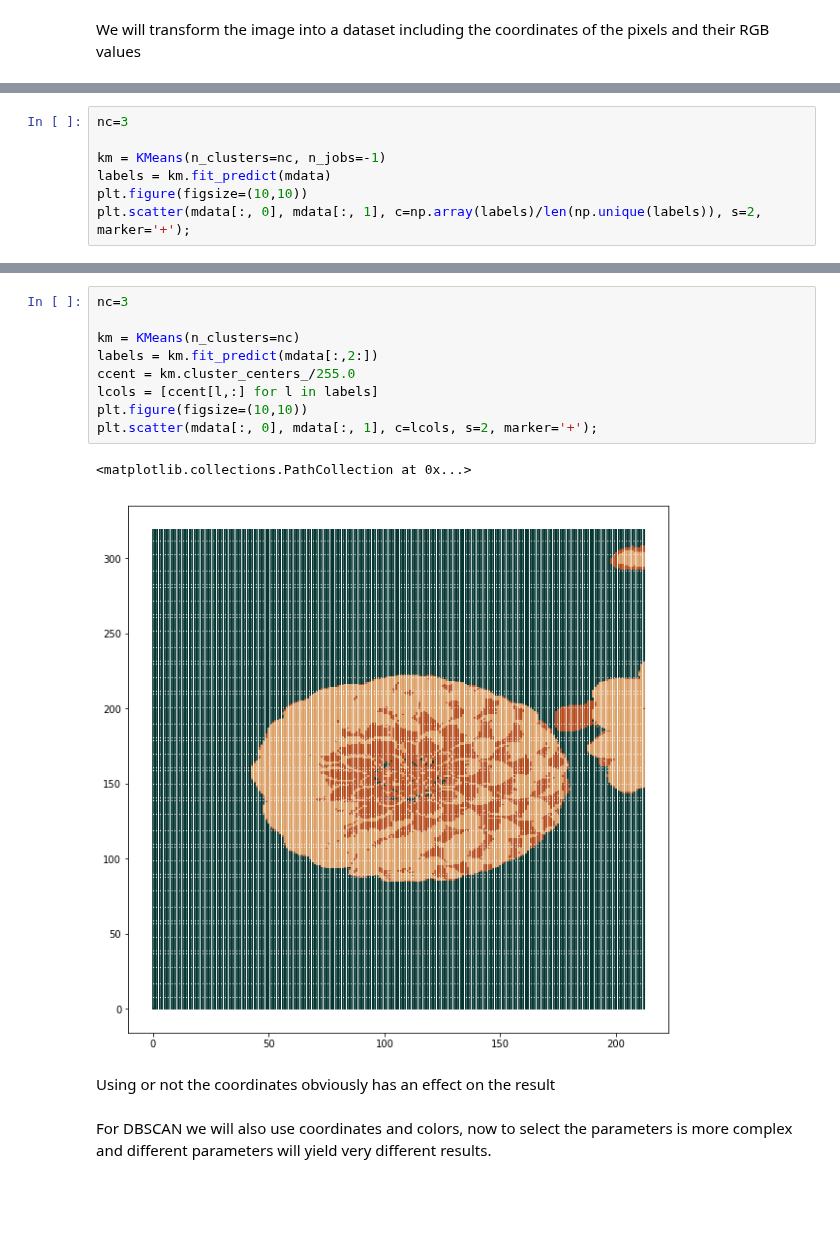
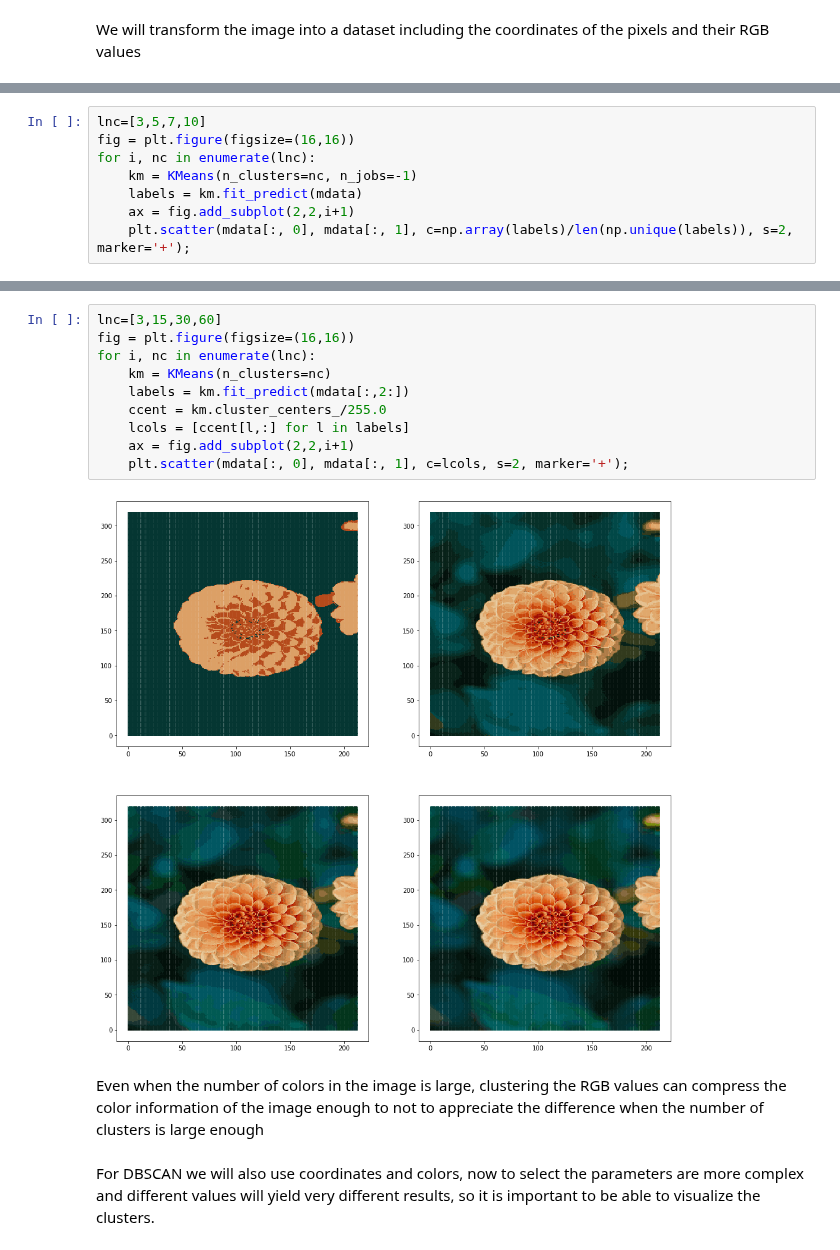
Before and after one commit to bejar/URLNotebooks, a Jupyter notebook: Notebooks/Non interactive/08DensityBased.ipynb, the cells around one changed output, grey strips where cells are left out. Drawn from its saved outputs; the diff is of its cells as text; blank space fills up the shorter version.

```diff
--- a/Notebooks/Non interactive/08DensityBased.ipynb
+++ b/Notebooks/Non interactive/08DensityBased.ipynb
@@ -37,8 +34,9 @@ This is what happens using K-means looking for 3 classes using the coordinates a
 # %%
-nc=3
-
-km = KMeans(n_clusters=nc, n_jobs=-1)
-labels = km.fit_predict(mdata)
-plt.figure(figsize=(10,10))
-plt.scatter(mdata[:, 0], mdata[:, 1], c=np.array(labels)/len(np.unique(labels)), s=2, marker='+');
+lnc=[3,5,7,10]
+fig = plt.figure(figsize=(16,16))
+for i, nc in enumerate(lnc):
+    km = KMeans(n_clusters=nc, n_jobs=-1)
+    labels = km.fit_predict(mdata)
+    ax = fig.add_subplot(2,2,i+1)
+    plt.scatter(mdata[:, 0], mdata[:, 1], c=np.array(labels)/len(np.unique(labels)), s=2, marker='+');
 # %% [output]
@@ -47,18 +47,18 @@ plt.scatter(mdata[:, 0], mdata[:, 1], c=np.array(labels)/len(np.unique(labels)),
 Now we will cluster only the colors (we are applying vector quantization to the colors palette). You can play with the number of clusters to see how the cluster colors get closer to the original colors.
 # %%
-nc=3
-
-km = KMeans(n_clusters=nc)
-labels = km.fit_predict(mdata[:,2:])
-ccent = km.cluster_centers_/255.0
-lcols = [ccent[l,:] for l in labels]
-plt.figure(figsize=(10,10))
-plt.scatter(mdata[:, 0], mdata[:, 1], c=lcols, s=2, marker='+');
+lnc=[3,15,30,60]
+fig = plt.figure(figsize=(16,16))
+for i, nc in enumerate(lnc):
+    km = KMeans(n_clusters=nc)
+    labels = km.fit_predict(mdata[:,2:])
+    ccent = km.cluster_centers_/255.0
+    lcols = [ccent[l,:] for l in labels]
+    ax = fig.add_subplot(2,2,i+1)
+    plt.scatter(mdata[:, 0], mdata[:, 1], c=lcols, s=2, marker='+');
 # %% [output]
-<matplotlib.collections.PathCollection at 0x...>
-[figure, old version]
+[figure, new version]
-# %% [markdown]
-Using or not the coordinates obviously has an effect on the result
+# %% [markdown]
+Even when the number of colors in the image is large, clustering the RGB values can compress the color information of the image enough to not to appreciate the difference when the number of clusters is large enough
 # %% [markdown]
-For DBSCAN we will also use coordinates and colors, now to select the parameters is more complex and different parameters will yield very different results.
+For DBSCAN we will also use coordinates and colors, now to select the parameters are more complex and different values will yield very different results, so it is important to be able to visualize the clusters.
 # %%
```
Also changed, not shown: parts of 6 cells of this notebook, 12 other files.
